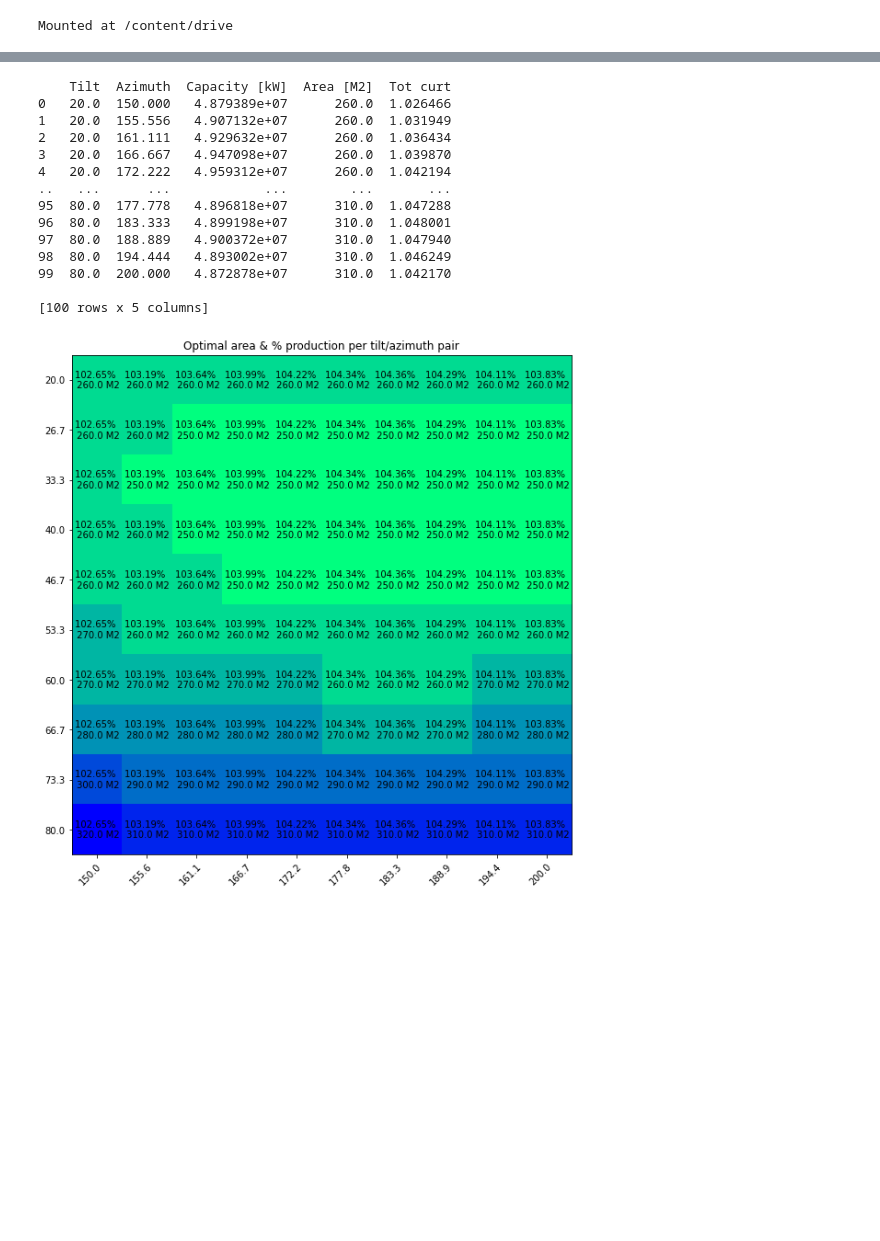
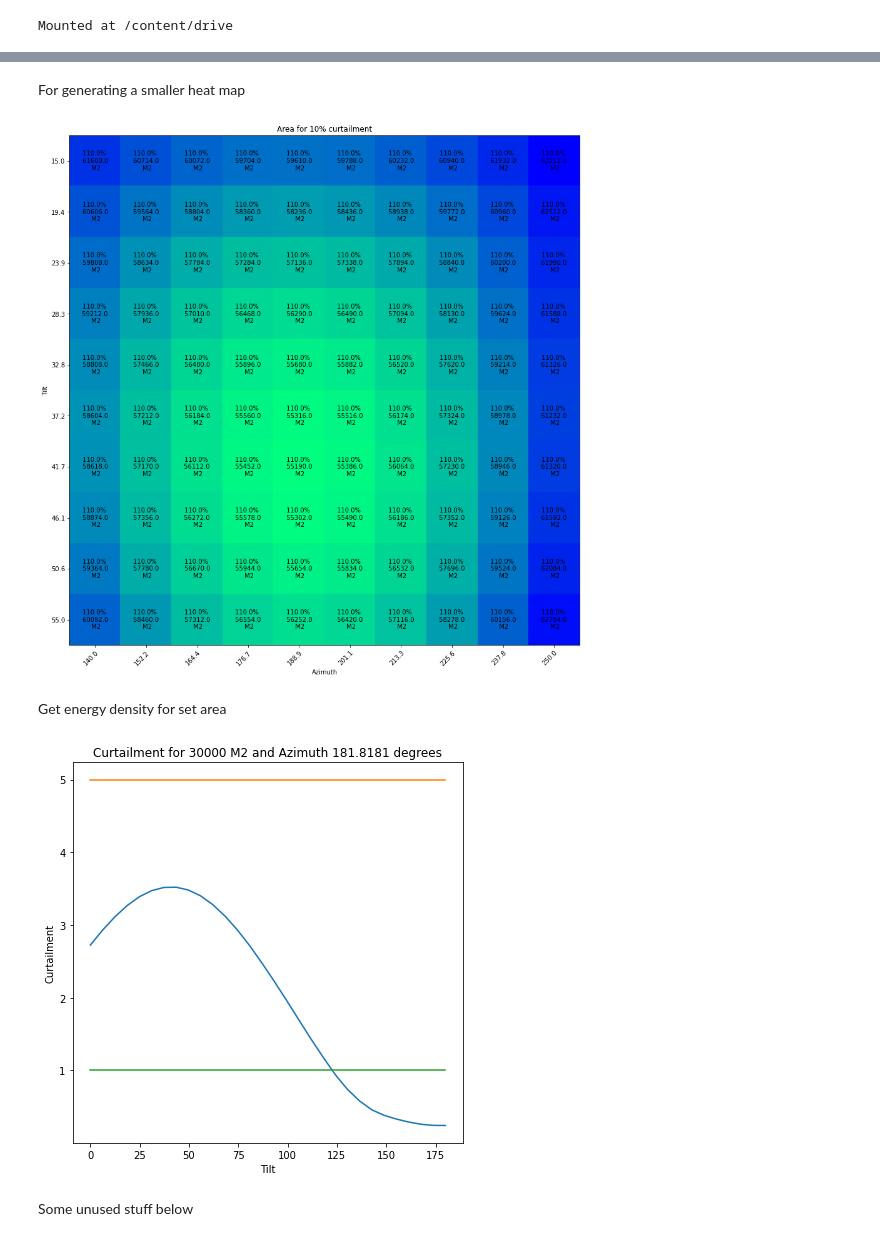
Before and after one commit to ChefKeff/INF_1TE773_64687, a Jupyter notebook: main_notebook_inf.ipynb, the cells around one changed output, grey strips where cells are left out. Cells and saved outputs as stored; diff of their text form; code cells hidden in the pictures; blank space fills up the shorter version.

```diff
--- a/main_notebook_inf.ipynb
+++ b/main_notebook_inf.ipynb
@@ -75,0 +147,11 @@ azimuth = np.linspace(150, 200, 10)         # To be optimized
+# %%
+plt.rcParams['figure.figsize'] = [13, 7.5]
+plt.subplot(121)
+plt.plot(sun_res2['Tilt'], sun_res2['Capacity [kWh]'])
+plt.ylabel('Energy production')
+plt.xlabel('Tilt')
+plt.subplot(122)
+plt.plot(sun_res["Azimuth"], sun_res["Capacity [kWh]"])
+plt.ylabel('Energy production')
+plt.xlabel('Azimuth')
+plt.show()
@@ -104,0 +261,7 @@ for tilt in panel_tilt:
+# %% [markdown]
+For generating a smaller heat map
+# %%
+# Define system properties
+solar_zenith = 0
+panel_tilt = np.linspace(15, 55,10)      # To be optimized
+azimuth = np.linspace(140, 250,10)         # To be optimized
@@ -105,76 +299,57 @@ for tilt in panel_tilt:
 # %%
-print(capacity_results)
-import matplotlib.pyplot as plt
-from matplotlib.ticker import FormatStrFormatter
-
-area_list = []
-
+cap_list = []
 curt_list = []
-
 sub_arr = []
 sub_curt = []
-
-def normalize(index, arr):
-  return (arr[index] - min(arr)) / (max(arr) - min(arr))
-
 
 for index in range(len(panel_tilt)**2):
   if len(sub_arr) is not len(panel_tilt):
     sub_arr.append(capacity_results['Area [M2]'].iloc[index])
     sub_curt.append(capacity_results['Tot curt'])
   else:
-    area_list.append(sub_arr)
+    cap_list.append(sub_arr)
     curt_list.append(sub_curt)
     sub_arr = []
     curr_tilt = capacity_results['Tilt'].iloc[index]
     sub_arr.append(capacity_results['Area [M2]'].iloc[index])
     sub_curt.append(capacity_results['Tot curt'])
 
 
-area_list.append(sub_arr)
+cap_list.append(sub_arr)
 curt_list.append(sub_curt)
 
-area_np = np.array(area_list)
+cap_np = np.array(cap_list)
 curt_np = np.array(sub_curt)
 
-color_map = plt.cm.get_cmap('winter').reversed()
+#color_map = plt.cm.get_cmap('winter').reversed() #Gamla heatmap för minsta area
+color_map = plt.cm.get_cmap('winter').reversed() #Heat map för största prod/area
 
-plt.rcParams['figure.figsize'] = [10, 10]
+plt.rcParams['figure.figsize'] = [15, 15]
 fig, ax = plt.subplots()
-im = ax.imshow(area_np, cmap=color_map)
+im = ax.imshow(cap_np, cmap=color_map)
 
 # Setting the labels
 ax.set_xticks(np.arange(len(azimuth)))
 ax.set_yticks(np.arange(len(panel_tilt)))
 # labeling respective list entries
 ax.set_xticklabels(azimuth.round(decimals=1, out=None))
 ax.set_yticklabels(panel_tilt.round(decimals=1, out=None))
 
 # Rotate the tick labels and set their alignment.
 plt.setp(ax.get_xticklabels(), rotation=45, ha="right",
          rotation_mode="anchor")
 
 # Creating text annotations by using for loop
 for i in range(len(panel_tilt)):
     for j in range(len(azimuth)):
-        text = ax.text(j, i, f'{(100*curt_np[i, j]).round(decimals=2, out=None)}% \n {area_np[i,j]} M2',
+        text = ax.text(j, i, f'{(100+curt_np[i, j]).round(decimals=2, out=None)}% \n {(cap_np[i,j])} \n M2',
                        ha="center", va="center")
 
-ax.set_title("Optimal area & % production per tilt/azimuth pair")
+ax.set_title(f'Area for {max_curtail}% curtailment')
+plt.ylabel("Tilt")
+plt.xlabel("Azimuth")
 plt.show()
 # %% [output]
-    Tilt  Azimuth  Capacity [kW]  Area [M2]  Tot curt
-0   20.0  150.000   4.879389e+07      260.0  1.026466
-1   20.0  155.556   4.907132e+07      260.0  1.031949
-2   20.0  161.111   4.929632e+07      260.0  1.036434
-3   20.0  166.667   4.947098e+07      260.0  1.039870
-4   20.0  172.222   4.959312e+07      260.0  1.042194
-..   ...      ...            ...        ...       ...
-95  80.0  177.778   4.896818e+07      310.0  1.047288
-96  80.0  183.333   4.899198e+07      310.0  1.048001
-97  80.0  188.889   4.900372e+07      310.0  1.047940
-98  80.0  194.444   4.893002e+07      310.0  1.046249
-99  80.0  200.000   4.872878e+07      310.0  1.042170
-
-[100 rows x 5 columns]
-[figure, old version]
+[figure, new version]
+# %% [markdown]
+Get energy density for set area
@@ -180,0 +389,13 @@ plt.show()
+# %%
+plt.rcParams['figure.figsize'] = [7, 7]
+plt.plot(capacity_results['Tilt'], capacity_results['Tot curt'])
+plt.plot(capacity_results['Tilt'], [5,5,5,5,5,5,5,5,5,5,5,5,5,5,5,5,5,5,5,5,5,5,5,5,5,5,5,5,5,5])
+plt.plot(capacity_results['Tilt'], [1,1,1,1,1,1,1,1,1,1,1,1,1,1,1,1,1,1,1,1,1,1,1,1,1,1,1,1,1,1])
+plt.title(f'Curtailment for {area} M2 and Azimuth {azi} degrees')
+plt.ylabel('Curtailment')
+plt.xlabel('Tilt')
+plt.show()
+# %% [output]
+[figure, added]
+# %% [markdown]
+Some unused stuff below
```
Also changed, not shown: parts of 21 cells of this notebook.
